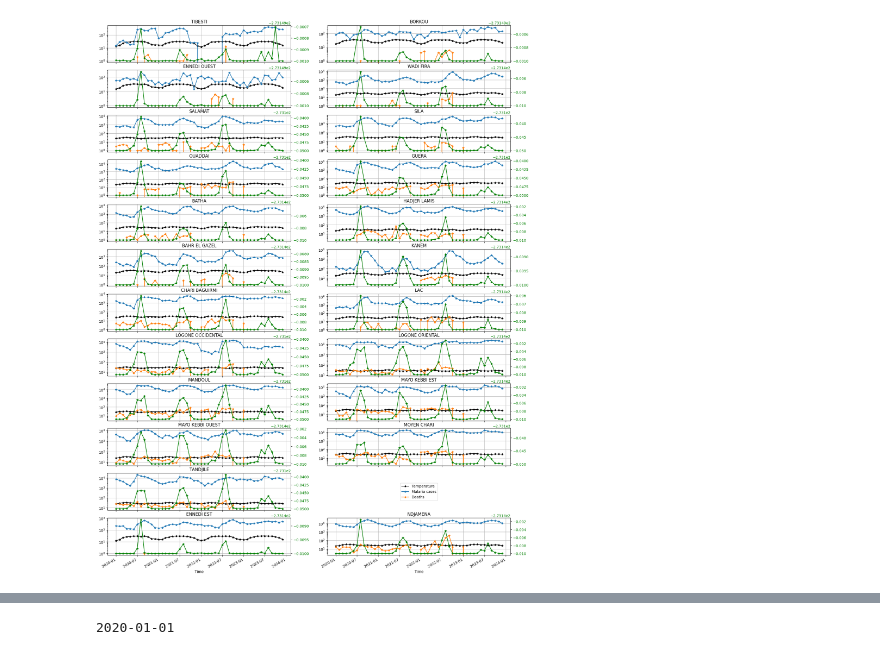
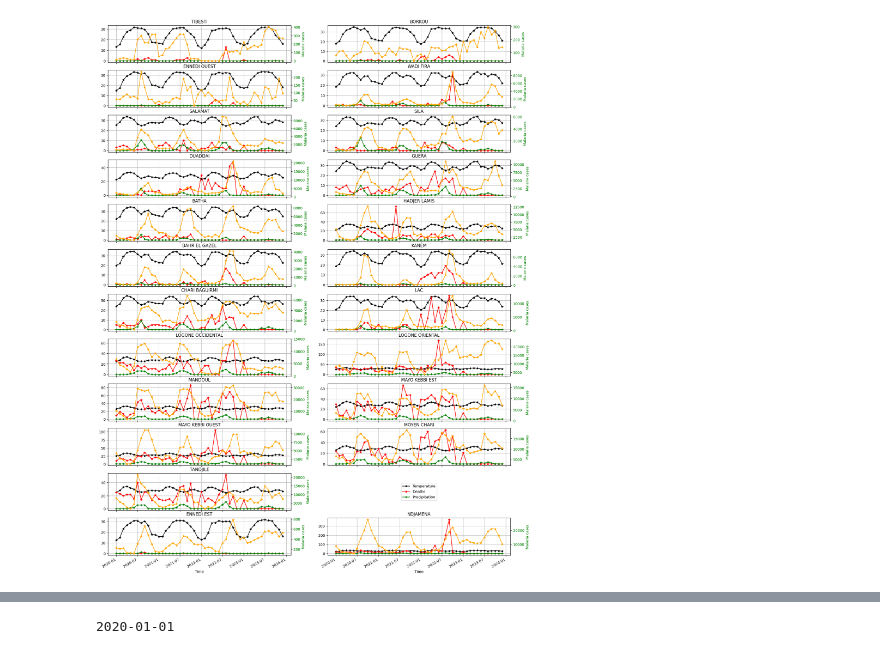
Before and after one commit to beria-kalpelbe/malaria-risk-prediction, a Jupyter notebook: notebooks/data_desciption.ipynb, the cells around one changed output, grey strips where cells are left out. Cells and saved outputs as stored; diff of their text form; code cells hidden in the pictures.

Commit message:
preprocessing data

```diff
--- a/notebooks/data_desciption.ipynb
+++ b/notebooks/data_desciption.ipynb
@@ -27,40 +27,42 @@ def plot_data_for_a_state(state, data, ax):
     ax.set_title(state)
     # Plot the first time series 't2m' on ax1
     ax.plot(data_state.index, data_state['t2m'], marker='*', color='black', label='Temperature')
-    ax.plot(data_state.index, data_state['cases'], marker='*', label='Malaria cases')
-    ax.plot(data_state.index, data_state['deaths'], marker='*', label='Deaths')
+    # ax.plot(data_state.index, data_state['cases'], marker='*', label='Malaria cases')
+    ax.plot(data_state.index, data_state['deaths'], marker='*',color='red', label='Deaths')
+    ax.plot(data_state.index, data_state['tp'], marker='*', color='green', label='Precipitation')
     ax.set_xlabel('Time')
     ax.set_ylabel('')  # Y-axis label for 't2m'
     ax.tick_params(axis='y', labelcolor='black')  # Set tick color to match the line
-    ax.set_yscale('log')
+    # ax.set_yscale('log')
     ax2 = ax.twinx()  # Create a twin axis sharing the same x-axis
-    ax2.plot(data_state.index, data_state['tp'], marker='*', color='g', label='Precipitation')
+    ax2.plot(data_state.index, data_state['cases'], marker='*', color='orange', label='Malaria cases')
     ax2.set_ylabel('', color='g')  # Y-axis label for 'tp'
     ax2.tick_params(axis='y', labelcolor='g')  # Set tick color to match the line
+    ax2.set_ylabel('Malaria cases')
     ax.grid(True)
     ax.xaxis.set_major_formatter(plt.matplotlib.dates.DateFormatter('%Y-%m'))
 # %%
 fig, axes = plt.subplots(12,2, figsize=(20,30))
 states = data['state'].unique().tolist() + ['NDJAMENA']
 states[21] = ''
 for i in range(len(states)):
     if (i+1)%2 == 1:
         ax = axes[i//2,0]
         plot_data_for_a_state(states[i], data, ax)
     else:
         ax = axes[i//2,1]
         if states[i] != '':
             plot_data_for_a_state(states[i], data, ax)
-    ax.set_yscale('log')
+    # ax.set_yscale('log')
 
 axes[10, 1].clear()
 axes[10, 1].axis('off')
 handles, labels = axes[0, 0].get_legend_handles_labels()  # Get handles and labels from the first subplot
 fig.legend(handles, labels, loc='center', bbox_to_anchor=(0.5, 0.5), bbox_transform=axes[10, 1].transAxes)
 
 fig.autofmt_xdate()
 plt.savefig('../docs/time-series-plots.png', format='png', bbox_inches='tight', pad_inches=0.1)
 
 plt.show()
 # %% [output]
-[figure, old version]
+[figure, new version]
```
Also changed, not shown: parts of 5 cells of this notebook, 55 other files.
